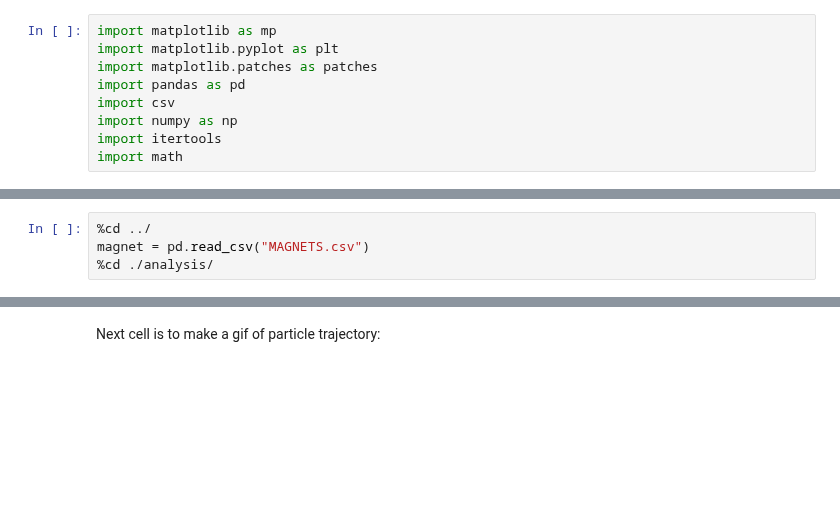
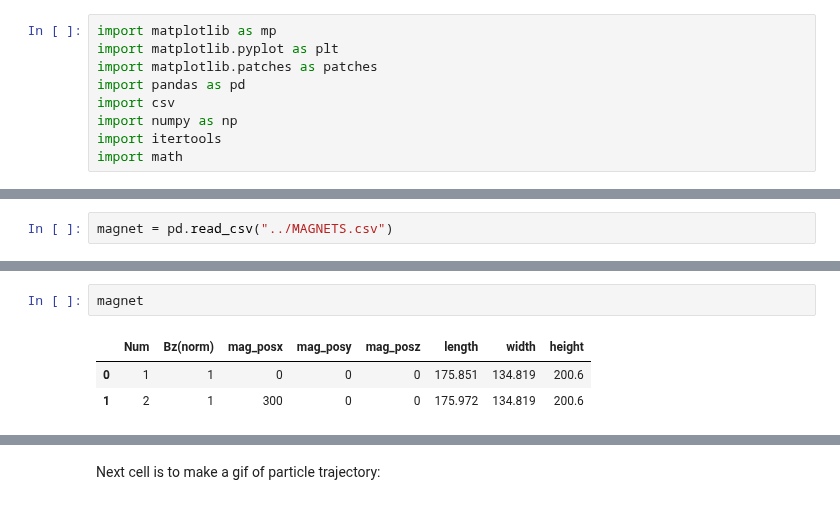
Before and after one commit to jcardar/MagnetSpec_ParticleTracker, a Jupyter notebook: continuous_field/data/analysis/analysis_mag_spec.ipynb, the cells around one changed output, grey strips where cells are left out. Cells and saved outputs as stored; diff of their text form; blank space fills up the shorter version.

```diff
--- a/continuous_field/data/analysis/analysis_mag_spec.ipynb
+++ b/continuous_field/data/analysis/analysis_mag_spec.ipynb
@@ -107,5 +97,3 @@ with open("ENERGY.csv") as csvfile:
 # %%
-%cd ../
-magnet = pd.read_csv("MAGNETS.csv")
-%cd ./analysis/
+magnet = pd.read_csv("../MAGNETS.csv")
 # %%
@@ -203,0 +259,6 @@ ax.view_init(30, -100);
+# %%
+magnet
+# %% [output]
+|  | Num | Bz(norm) | mag_posx | mag_posy | mag_posz | length | width | height |
+| 0 | 1 | 1 | 0 | 0 | 0 | 175.851 | 134.819 | 200.6 |
+| 1 | 2 | 1 | 300 | 0 | 0 | 175.972 | 134.819 | 200.6 |
```
Also changed, not shown: parts of 22 cells of this notebook, 2 other files.
